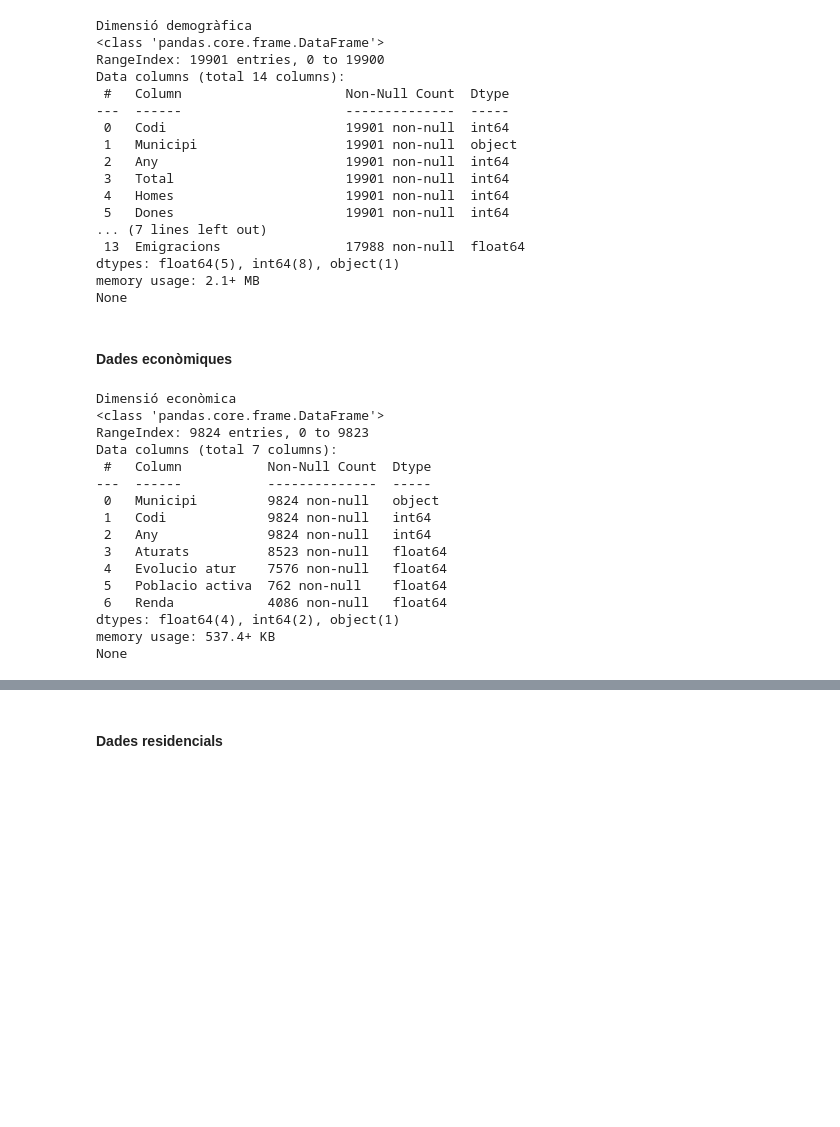
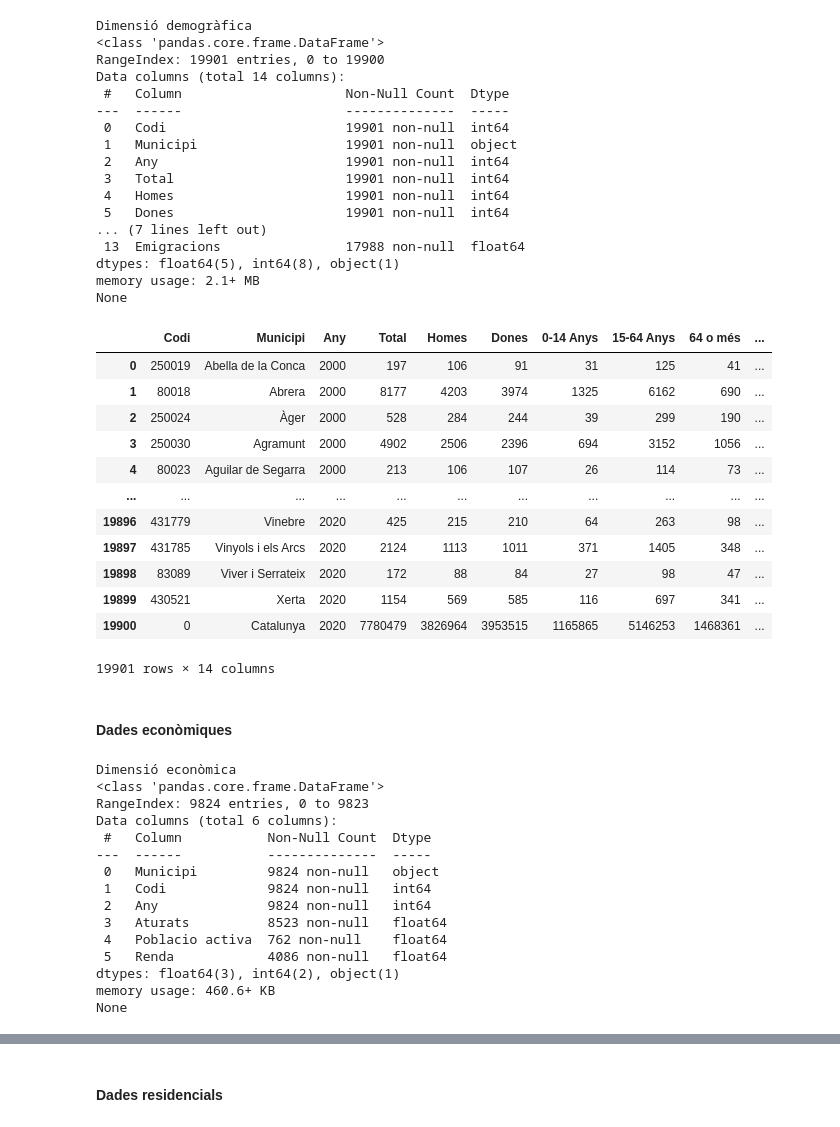
Before and after one commit to ingridperez03/pm-product, a Jupyter notebook: prediccio.ipynb, the cells around one changed output, grey strips where cells are left out. Drawn from its saved outputs; the diff is of its cells as text; code cells hidden in the pictures; blank space fills up the shorter version.

```diff
--- a/prediccio.ipynb
+++ b/prediccio.ipynb
@@ -46,6 +45,22 @@ Data columns (total 14 columns):
 dtypes: float64(5), int64(8), object(1)
 memory usage: 2.1+ MB
 None
+# %%
+demografica
+# %% [output]
+|  | Codi | Municipi | Any | Total | Homes | Dones | 0-14 Anys | 15-64 Anys | 64 o més | ... |
+| 0 | 250019 | Abella de la Conca | 2000 | 197 | 106 | 91 | 31 | 125 | 41 | ... |
+| 1 | 80018 | Abrera | 2000 | 8177 | 4203 | 3974 | 1325 | 6162 | 690 | ... |
+| 2 | 250024 | Àger | 2000 | 528 | 284 | 244 | 39 | 299 | 190 | ... |
+| 3 | 250030 | Agramunt | 2000 | 4902 | 2506 | 2396 | 694 | 3152 | 1056 | ... |
+| 4 | 80023 | Aguilar de Segarra | 2000 | 213 | 106 | 107 | 26 | 114 | 73 | ... |
+| ... | ... | ... | ... | ... | ... | ... | ... | ... | ... | ... |
+| 19896 | 431779 | Vinebre | 2020 | 425 | 215 | 210 | 64 | 263 | 98 | ... |
+| 19897 | 431785 | Vinyols i els Arcs | 2020 | 2124 | 1113 | 1011 | 371 | 1405 | 348 | ... |
+| 19898 | 83089 | Viver i Serrateix | 2020 | 172 | 88 | 84 | 27 | 98 | 47 | ... |
+| 19899 | 430521 | Xerta | 2020 | 1154 | 569 | 585 | 116 | 697 | 341 | ... |
+| 19900 | 0 | Catalunya | 2020 | 7780479 | 3826964 | 3953515 | 1165865 | 5146253 | 1468361 | ... |
+19901 rows × 14 columns
 # %% [markdown]
 #### Dades econòmiques
 # %%
@@ -53,7 +68,7 @@ None
 economica = pd.read_csv(os.path.join(resultat_path, 'economica.csv'))
 
 # Eliminar columnes innecessàries
-economica.drop(columns="Unnamed: 0", inplace=True)
+economica.drop(columns=["Unnamed: 0", "Evolucio atur"], inplace=True)
 
 # Canviar nom columna "Literal"
 economica.rename({"Literal": "Municipi"}, axis=1, inplace=True)
@@ -65,16 +80,15 @@ print(economica.info())
 Dimensió econòmica
 <class 'pandas.core.frame.DataFrame'>
 RangeIndex: 9824 entries, 0 to 9823
-Data columns (total 7 columns):
+Data columns (total 6 columns):
  #   Column           Non-Null Count  Dtype
 ---  ------           --------------  -----
  0   Municipi         9824 non-null   object
  1   Codi             9824 non-null   int64
  2   Any              9824 non-null   int64
  3   Aturats          8523 non-null   float64
- 4   Evolucio atur    7576 non-null   float64
- 5   Poblacio activa  762 non-null    float64
- 6   Renda            4086 non-null   float64
-dtypes: float64(4), int64(2), object(1)
-memory usage: 537.4+ KB
+ 4   Poblacio activa  762 non-null    float64
+ 5   Renda            4086 non-null   float64
+dtypes: float64(3), int64(2), object(1)
+memory usage: 460.6+ KB
 None
```
Also changed, not shown: parts of 32 cells of this notebook, 2 other files.
